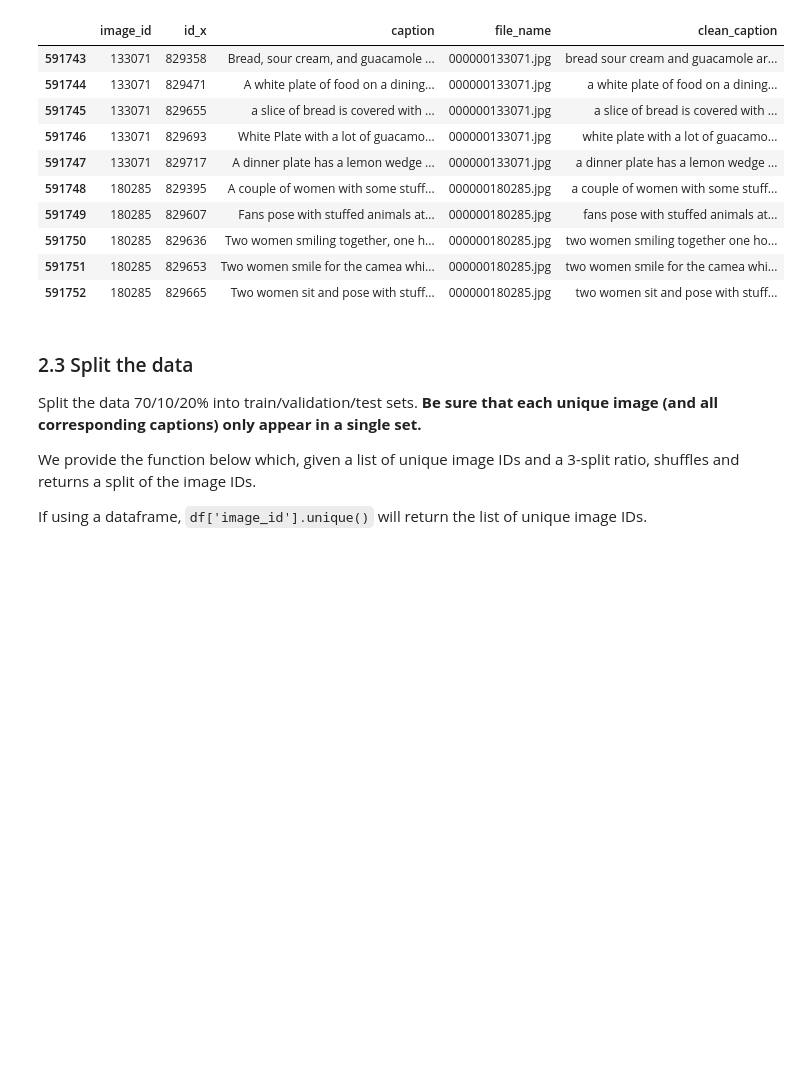
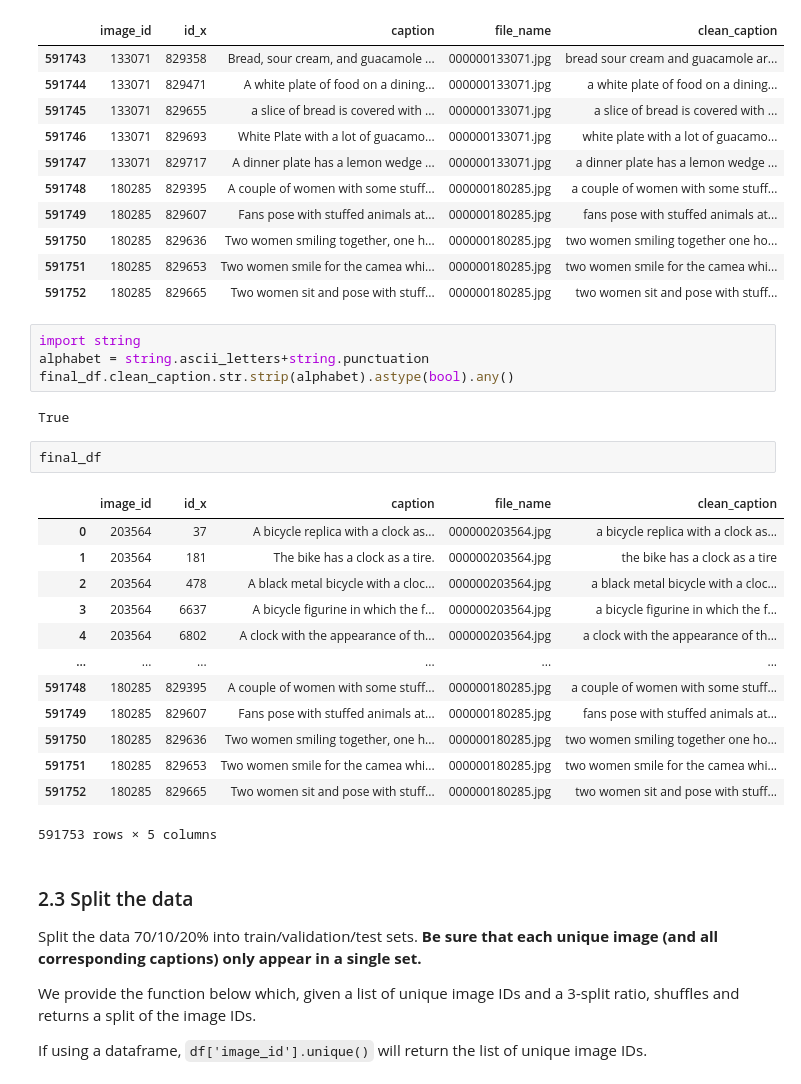
Before and after one commit to shreyshrey/ML, a Jupyter notebook: OCOMP5203M_A1.ipynb, the cells around one changed output. Saved outputs shown, nothing was run; the diff lists cells and outputs as text; blank space fills up the shorter version.

```diff
--- a/OCOMP5203M_A1.ipynb
+++ b/OCOMP5203M_A1.ipynb
@@ -286,6 +286,28 @@ final_df.tail(10)
 | 591750 | 180285 | 829636 | Two women smiling together, one h... | 000000180285.jpg | two women smiling together one ho... |
 | 591751 | 180285 | 829653 | Two women smile for the camea whi... | 000000180285.jpg | two women smile for the camea whi... |
 | 591752 | 180285 | 829665 | Two women sit and pose with stuff... | 000000180285.jpg | two women sit and pose with stuff... |
+# %%
+import string
+alphabet = string.ascii_letters+string.punctuation
+final_df.clean_caption.str.strip(alphabet).astype(bool).any()
+# %% [output]
+True
+# %%
+final_df
+# %% [output]
+|  | image_id | id_x | caption | file_name | clean_caption |
+| 0 | 203564 | 37 | A bicycle replica with a clock as... | 000000203564.jpg | a bicycle replica with a clock as... |
+| 1 | 203564 | 181 | The bike has a clock as a tire. | 000000203564.jpg | the bike has a clock as a tire |
+| 2 | 203564 | 478 | A black metal bicycle with a cloc... | 000000203564.jpg | a black metal bicycle with a cloc... |
+| 3 | 203564 | 6637 | A bicycle figurine in which the f... | 000000203564.jpg | a bicycle figurine in which the f... |
+| 4 | 203564 | 6802 | A clock with the appearance of th... | 000000203564.jpg | a clock with the appearance of th... |
+| ... | ... | ... | ... | ... | ... |
+| 591748 | 180285 | 829395 | A couple of women with some stuff... | 000000180285.jpg | a couple of women with some stuff... |
+| 591749 | 180285 | 829607 | Fans pose with stuffed animals at... | 000000180285.jpg | fans pose with stuffed animals at... |
+| 591750 | 180285 | 829636 | Two women smiling together, one h... | 000000180285.jpg | two women smiling together one ho... |
+| 591751 | 180285 | 829653 | Two women smile for the camea whi... | 000000180285.jpg | two women smile for the camea whi... |
+| 591752 | 180285 | 829665 | Two women sit and pose with stuff... | 000000180285.jpg | two women sit and pose with stuff... |
+591753 rows × 5 columns
 # %% [markdown]
 ### 2.3  Split the data
 
```
Also changed, not shown: parts of 1 cell of this notebook.
